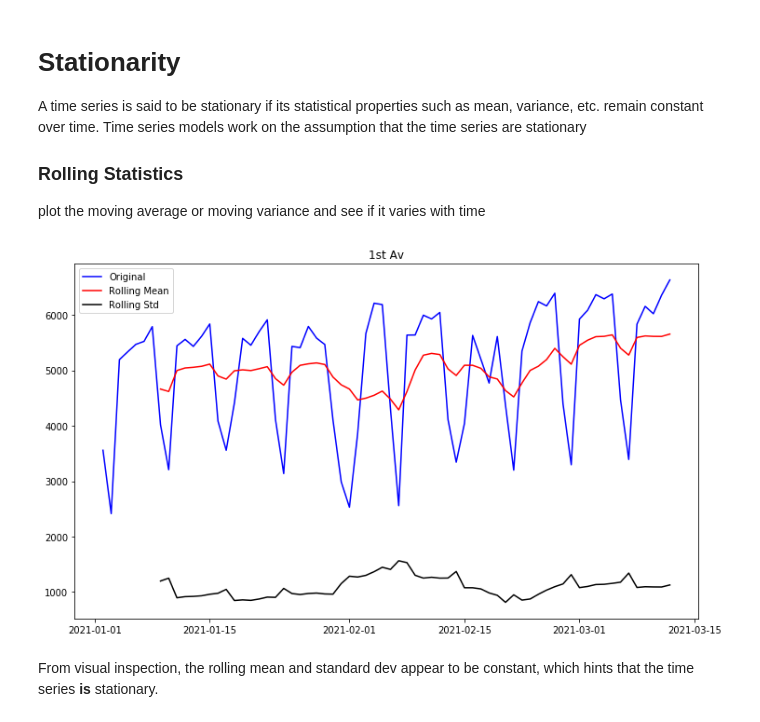
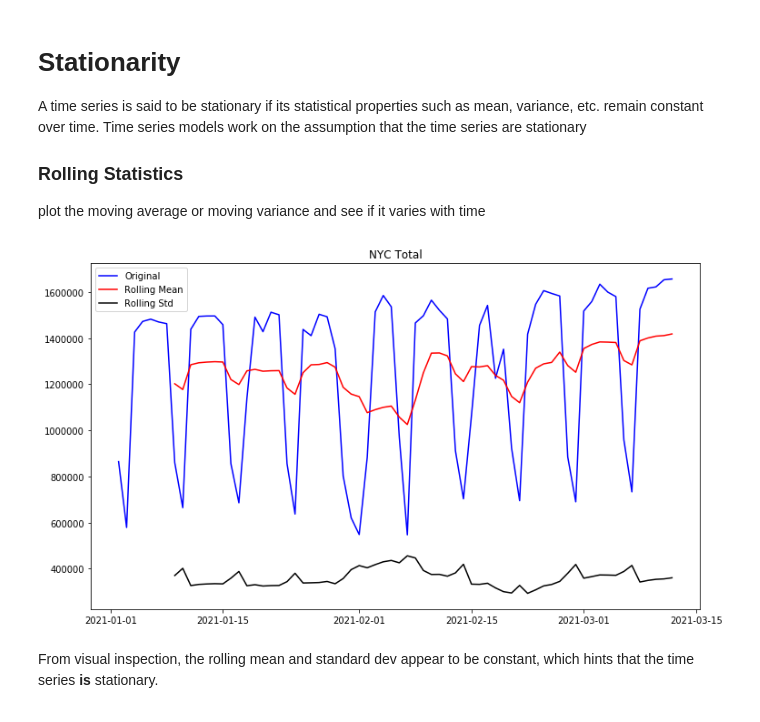
Before and after one commit to justinm0rgan/mta-turnstile-covid, a Jupyter notebook: data-analysis.ipynb, the cells around one changed output. Cells and saved outputs as stored; diff of their text form; code cells hidden in the pictures.

```diff
--- a/data-analysis.ipynb
+++ b/data-analysis.ipynb
@@ -101,18 +101,18 @@ A time series is said to be stationary if its statistical properties such as mea
 ### Rolling Statistics
 plot the moving average or moving variance and see if it varies with time
 # %%
-roll_mean = df["1 AV"].rolling(window=8, center=False).mean()
-roll_std = df["1 AV"].rolling(window=8, center=False).std()
+roll_mean = df["TOTAL"].rolling(window=8, center=False).mean()
+roll_std = df["TOTAL"].rolling(window=8, center=False).std()
 # %%
 fig = plt.figure(figsize=(12,7))
-plt.plot(df["1 AV"], color='blue', label='Original')
+plt.plot(df["TOTAL"], color='blue', label='Original')
 plt.plot(roll_mean, color='red', label='Rolling Mean')
 plt.plot(roll_std, color='black', label = 'Rolling Std')
 plt.legend(loc='best')
-plt.title('1st Av')
+plt.title('NYC Total')
 plt.show(block=False)
 # %% [output]
-[figure, old version]
+[figure, new version]
 # %% [markdown]
 From visual inspection, the rolling mean and standard dev appear to be constant, which hints that the time series **is** stationary.
 # %% [markdown]
```
Also changed, not shown: parts of 3 cells of this notebook, 1 other file.
